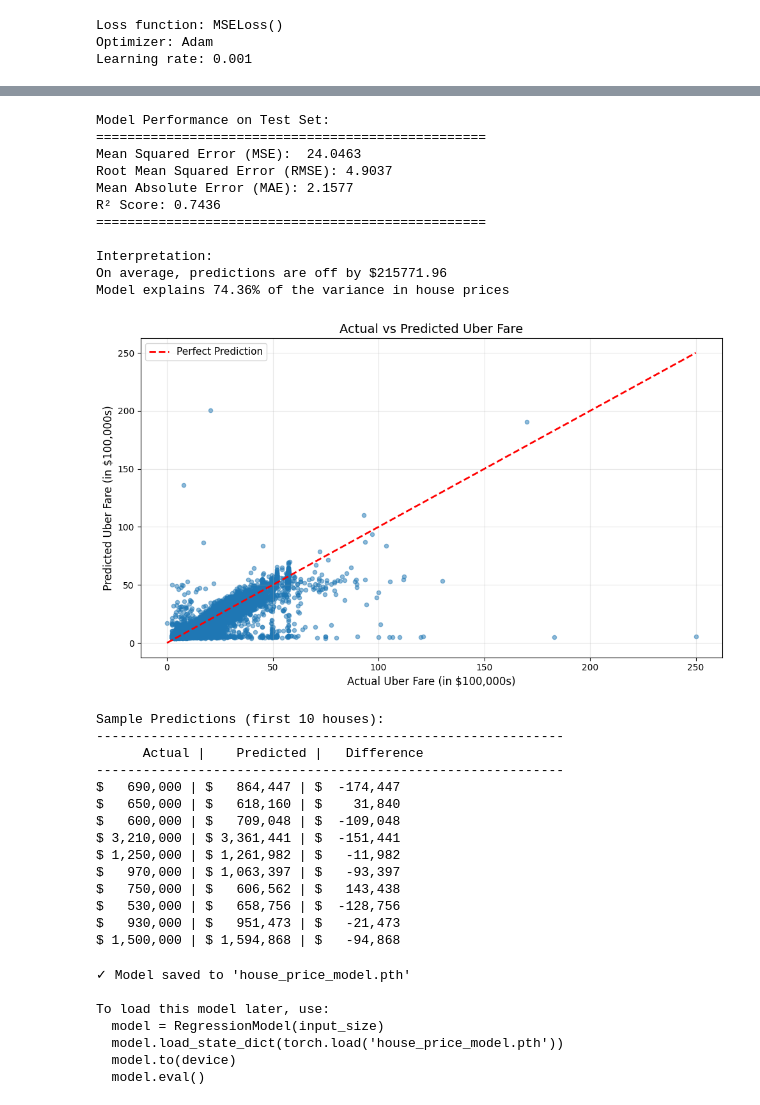
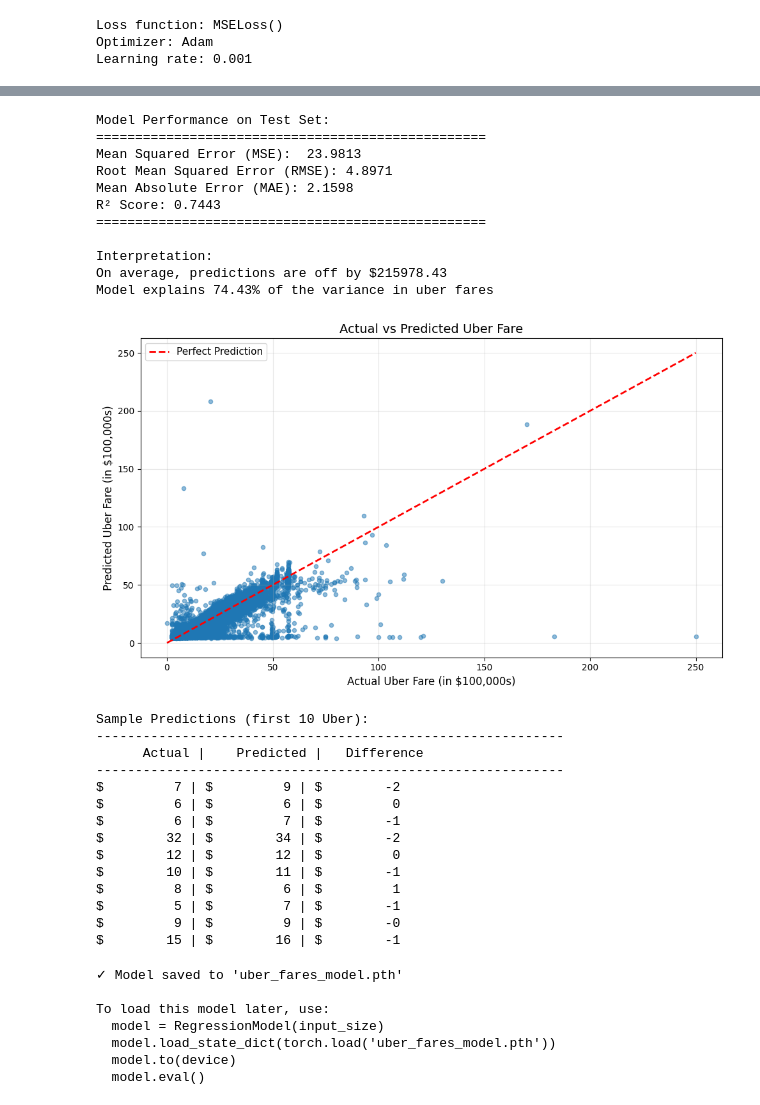
Before and after one commit to junseok-jay/AI_lab, a Jupyter notebook: week11/Regression.ipynb, the cells around one changed output, grey strips where cells are left out. Cells and saved outputs as stored; diff of their text form; code cells hidden in the pictures.

Commit message:
regression in uber fare

```diff
--- a/week11/Regression.ipynb
+++ b/week11/Regression.ipynb
@@ -81,6 +82,9 @@ def preprocess_uber(csv_path):
 
 df = preprocess_uber(dest)
 df.info()
+
+X = df.drop("총금액", axis=1).values
+y = df["총금액"].values
 # %% [output]
 <class 'pandas.core.frame.DataFrame'>
 Index: 198834 entries, 0 to 199999
@@ -334,80 +338,80 @@ print(f"R² Score: {r2:.4f}")
 print("=" * 50)
 print(f"\nInterpretation:")
 print(f"On average, predictions are off by ${mae * 100000:.2f}")
-print(f"Model explains {r2*100:.2f}% of the variance in house prices")
+print(f"Model explains {r2*100:.2f}% of the variance in uber fares")
 # %% [output]
 Model Performance on Test Set:
 ==================================================
-Mean Squared Error (MSE):  24.0463
-Root Mean Squared Error (RMSE): 4.9037
-Mean Absolute Error (MAE): 2.1577
-R² Score: 0.7436
+Mean Squared Error (MSE):  23.9813
+Root Mean Squared Error (RMSE): 4.8971
+Mean Absolute Error (MAE): 2.1598
+R² Score: 0.7443
 ==================================================
 
 Interpretation:
-On average, predictions are off by $215771.96
-Model explains 74.36% of the variance in house prices
+On average, predictions are off by $215978.43
+Model explains 74.43% of the variance in uber fares
 # %%
 # Create scatter plot of predictions vs actual values
 plt.figure(figsize=(10, 6))
 plt.scatter(y_true, y_pred, alpha=0.5, s=20)
 plt.plot([y_true.min(), y_true.max()], [y_true.min(), y_true.max()],
          'r--', lw=2, label='Perfect Prediction')
 plt.xlabel('Actual Uber Fare (in $100,000s)', fontsize=12)
 plt.ylabel('Predicted Uber Fare (in $100,000s)', fontsize=12)
 plt.title('Actual vs Predicted Uber Fare', fontsize=14)
 plt.legend(fontsize=11)
 plt.grid(True, alpha=0.3)
 plt.tight_layout()
 plt.show()
 
 # Show some sample predictions
 print("\nSample Predictions (first 10 Uber):")
 print("-" * 60)
 print(f"{'Actual':>12} | {'Predicted':>12} | {'Difference':>12}")
 print("-" * 60)
 for i in range(min(10, len(y_true))):
-    actual = y_true[i][0] * 100000
-    predicted = y_pred[i][0] * 100000
+    actual = y_true[i][0]
+    predicted = y_pred[i][0]
     diff = actual - predicted
     print(f"${actual:>10,.0f} | ${predicted:>10,.0f} | ${diff:>10,.0f}")
 # %% [output]
-[figure, old version]
+[figure, new version]
-Sample Predictions (first 10 houses):
+Sample Predictions (first 10 Uber):
 ------------------------------------------------------------
       Actual |    Predicted |   Difference
 ------------------------------------------------------------
-$   690,000 | $   864,447 | $  -174,447
-$   650,000 | $   618,160 | $    31,840
-$   600,000 | $   709,048 | $  -109,048
-$ 3,210,000 | $ 3,361,441 | $  -151,441
-$ 1,250,000 | $ 1,261,982 | $   -11,982
-$   970,000 | $ 1,063,397 | $   -93,397
-$   750,000 | $   606,562 | $   143,438
-$   530,000 | $   658,756 | $  -128,756
-$   930,000 | $   951,473 | $   -21,473
-$ 1,500,000 | $ 1,594,868 | $   -94,868
+$         7 | $         9 | $        -2
+$         6 | $         6 | $         0
+$         6 | $         7 | $        -1
+$        32 | $        34 | $        -2
+$        12 | $        12 | $         0
+$        10 | $        11 | $        -1
+$         8 | $         6 | $         1
+$         5 | $         7 | $        -1
+$         9 | $         9 | $        -0
+$        15 | $        16 | $        -1
 # %%
 # Save model
-torch.save(model.state_dict(), 'house_price_model.pth')
-print("✓ Model saved to 'house_price_model.pth'")
+torch.save(model.state_dict(), 'uber_fares_model.pth')
+print("✓ Model saved to 'uber_fares_model.pth'")
 
 # To load the model later:
 # model = RegressionModel(input_size)
-# model.load_state_dict(torch.load('house_price_model.pth'))
+# model.load_state_dict(torch.load('uber_fares_model.pth'))
 # model.to(device)
 # model.eval()
 
 print("\nTo load this model later, use:")
 print("  model = RegressionModel(input_size)")
-print("  model.load_state_dict(torch.load('house_price_model.pth'))")
+print("  model.load_state_dict(torch.load('uber_fares_model.pth'))")
 print("  model.to(device)")
 print("  model.eval()")
 # %% [output]
-✓ Model saved to 'house_price_model.pth'
+✓ Model saved to 'uber_fares_model.pth'
 
 To load this model later, use:
   model = RegressionModel(input_size)
-  model.load_state_dict(torch.load('house_price_model.pth'))
+  model.load_state_dict(torch.load('uber_fares_model.pth'))
   model.to(device)
   model.eval()
```
Also changed, not shown: parts of 4 cells of this notebook.
